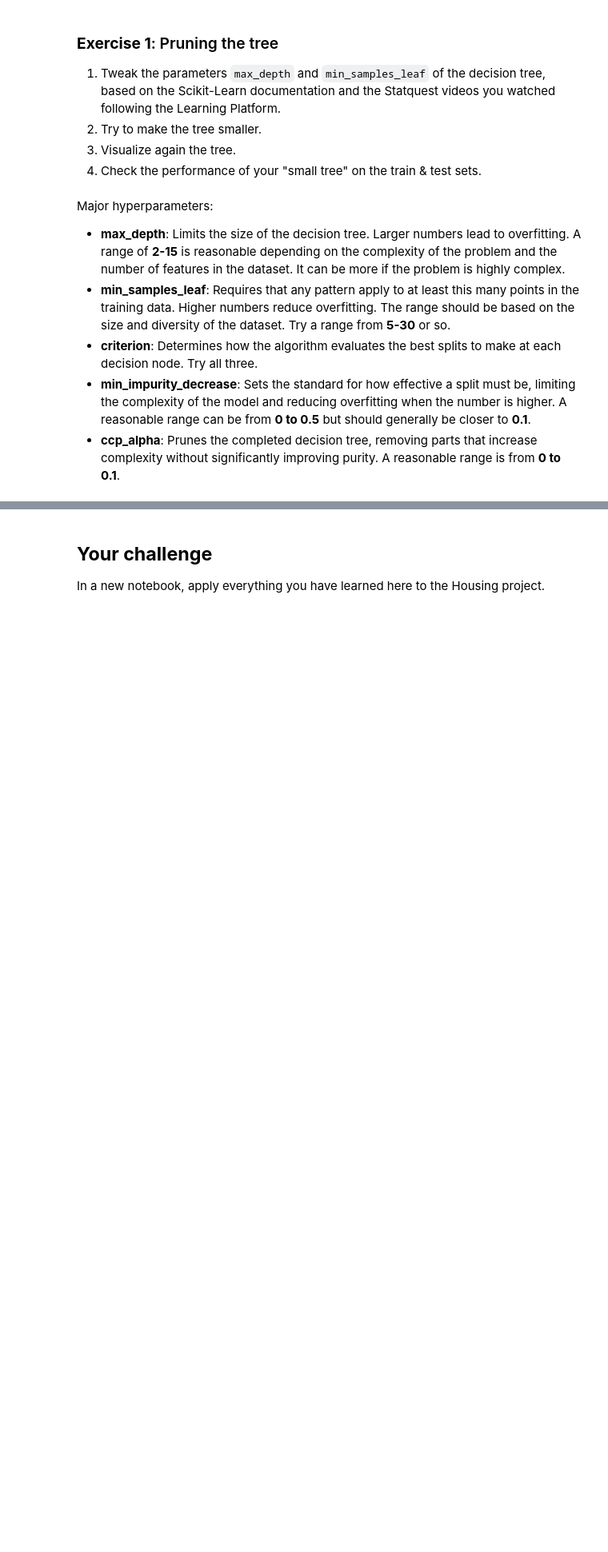
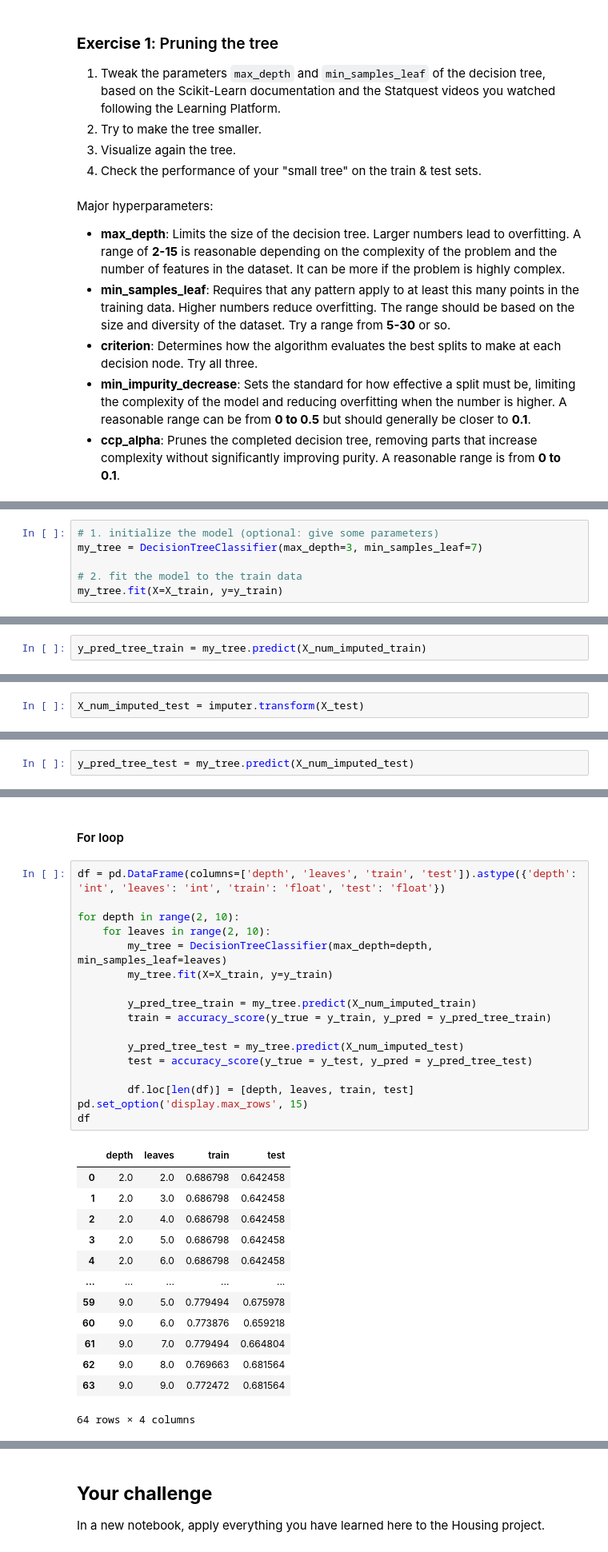
Before and after one commit to gastan81/supervised-ml, a Jupyter notebook: 02_classification__decision_trees.ipynb, the cells around one changed output, grey strips where cells are left out. Shown at 80% size. Saved outputs shown, nothing was run; the diff lists cells and outputs as text; blank space fills up the shorter version.

```diff
--- a/02_classification__decision_trees.ipynb
+++ b/02_classification__decision_trees.ipynb
@@ -296,0 +328,6 @@ Major hyperparameters:
+# %%
+# 1. initialize the model (optional: give some parameters)
+my_tree = DecisionTreeClassifier(max_depth=3, min_samples_leaf=7)
+
+# 2. fit the model to the train data
+my_tree.fit(X=X_train, y=y_train)
@@ -296,0 +338,2 @@ Major hyperparameters:
+# %%
+y_pred_tree_train = my_tree.predict(X_num_imputed_train)
@@ -296,0 +350,2 @@ Major hyperparameters:
+# %%
+X_num_imputed_test = imputer.transform(X_test)
@@ -296,0 +354,2 @@ Major hyperparameters:
+# %%
+y_pred_tree_test = my_tree.predict(X_num_imputed_test)
@@ -296,0 +364,33 @@ Major hyperparameters:
+# %% [markdown]
+#### For loop
+# %%
+df = pd.DataFrame(columns=['depth', 'leaves', 'train', 'test']).astype({'depth': 'int', 'leaves': 'int', 'train': 'float', 'test': 'float'})
+
+for depth in range(2, 10):
+    for leaves in range(2, 10):
+        my_tree = DecisionTreeClassifier(max_depth=depth, min_samples_leaf=leaves)
+        my_tree.fit(X=X_train, y=y_train)
+
+        y_pred_tree_train = my_tree.predict(X_num_imputed_train)
+        train = accuracy_score(y_true = y_train, y_pred = y_pred_tree_train)
+
+        y_pred_tree_test = my_tree.predict(X_num_imputed_test)
+        test = accuracy_score(y_true = y_test, y_pred = y_pred_tree_test)
+
+        df.loc[len(df)] = [depth, leaves, train, test]
+pd.set_option('display.max_rows', 15)
+df
+# %% [output]
+|  | depth | leaves | train | test |
+| 0 | 2.0 | 2.0 | 0.686798 | 0.642458 |
+| 1 | 2.0 | 3.0 | 0.686798 | 0.642458 |
+| 2 | 2.0 | 4.0 | 0.686798 | 0.642458 |
+| 3 | 2.0 | 5.0 | 0.686798 | 0.642458 |
+| 4 | 2.0 | 6.0 | 0.686798 | 0.642458 |
+| ... | ... | ... | ... | ... |
+| 59 | 9.0 | 5.0 | 0.779494 | 0.675978 |
+| 60 | 9.0 | 6.0 | 0.773876 | 0.659218 |
+| 61 | 9.0 | 7.0 | 0.779494 | 0.664804 |
+| 62 | 9.0 | 8.0 | 0.769663 | 0.681564 |
+| 63 | 9.0 | 9.0 | 0.772472 | 0.681564 |
+64 rows × 4 columns
```
Also changed, not shown: parts of 28 cells of this notebook, 2 other files.
